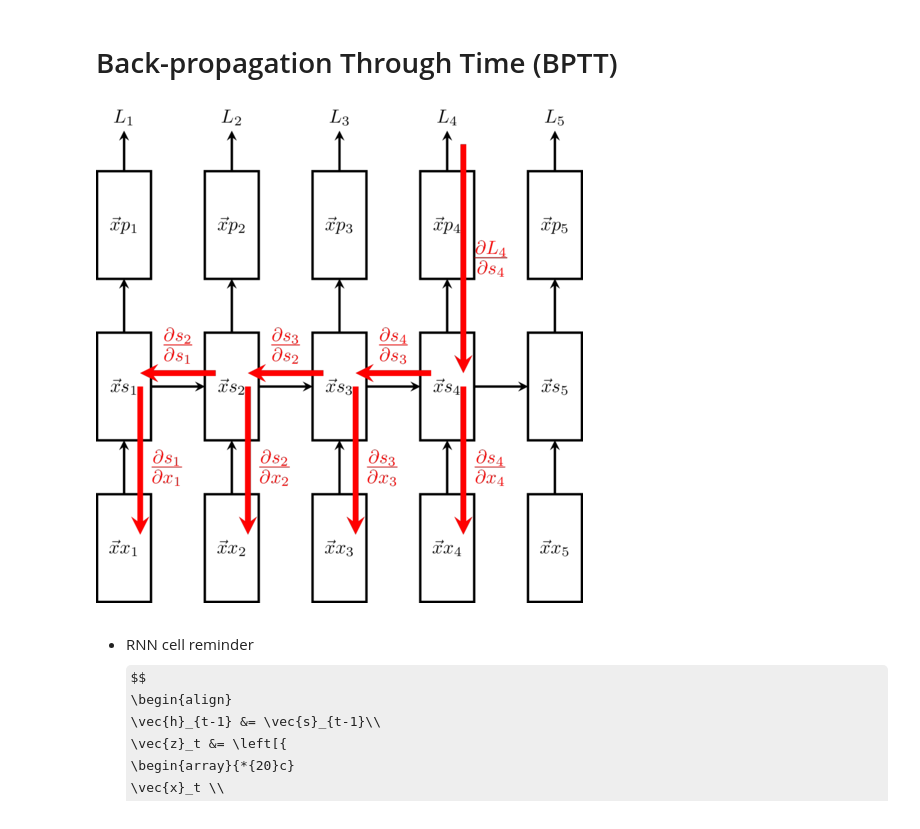
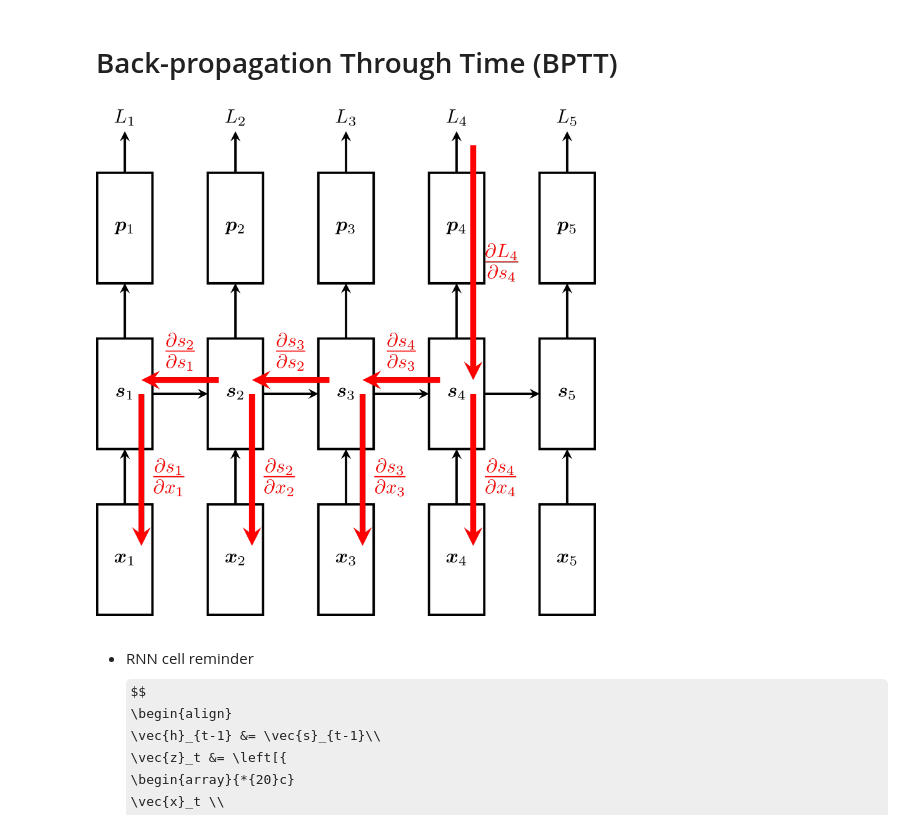
Before and after one commit to rockt/dl4nlp, a Jupyter notebook: 2-sequences.ipynb, the cells around one changed output. Saved outputs shown, nothing was run; the diff lists cells and outputs as text; code cells hidden in the pictures; some formulas as TeX source.

```diff
--- a/2-sequences.ipynb
+++ b/2-sequences.ipynb
@@ -179,11 +180,10 @@ $$
 L(\vec{y}, \vec{\hat y}) = - \sum_i\vec{y}_i\log(\vec{\hat y}_i)
 $$
 # %%
-s0h = nn.init.normal(Parameter(torch.randn(batch_size, k_out)))
-s0c = nn.init.normal(Parameter(torch.randn(batch_size, k_out)))
-H, S = rnn(lstm_cell, X, (s0h, s0c))
+s0 = nn.init.normal(Parameter(torch.randn(batch_size, k_out)))
+H, S = rnn(rnn_cell, X, s0)
 H = torch.stack(H, dim=1)
-S = torch.stack([s[1] for s in S], dim=1)
+S = torch.stack(S, dim=1)
 plot_matrix(to_numpy(H[0]))
 plot_matrix(to_numpy(S[0]))
 plot_matrix(to_numpy(X[0]))
@@ -211,34 +211,35 @@ Variable containing:
 # %% [markdown]
 # Back-propagation Through Time (BPTT)
 # %%
-%%tikz --scale 1.0 -s 500,500 -l arrows
+tikz(r"""
 \foreach \x in {0,2,...,8} {
     \pgfmathsetmacro\xlabel{int(\x/2.0+1)}
     \foreach \l/\label in {0/x,1/s,2/p} {
         \draw[very thick] (\x, \l*3) rectangle (\x+1, \l*3+2);
-        \node[] at (\x+0.5, \l*3+1) {$\vec{x}\label_{\xlabel}$};
+        \node[] at (\x+0.5, \l*3+1) {$\vec{\label}_{\xlabel}$};
     }
     \node[] at (\x+0.5, 9) {$L_{\xlabel}$};
     \draw[very thick, -stealth] (\x+0.5, 2) -- (\x+0.5, 3);
     \draw[very thick, -stealth] (\x+0.5, 5) -- (\x+0.5, 6);
     \draw[very thick, -stealth] (\x+0.5, 8) -- (\x+0.5, 8.75);
 }
 \foreach \x in {0,2,...,6} {
     \pgfmathsetmacro\xlabel{int(\x/2.0+1)}
     \draw[very thick, -stealth] (\x+1, 4) -- (\x+2, 4);
     \draw[line width=3pt, -stealth, red] (\x+0.8, 4) --
   node[pos=0.55, anchor=west] {\Large$\frac{\partial s_\xlabel}{\partial x_\xlabel}$} (\x+0.8, 1.25);
 }
 \draw[line width=3pt, -stealth, red] (6.8, 8.5) --
   node[midway, anchor=west] {\Large$\frac{\partial L_4}{\partial s_4}$} (6.8, 4.25);
 \draw[line width=3pt, -stealth, red] (6.2, 4.25) --
   node[midway, anchor=south] {\Large$\frac{\partial s_4}{\partial s_3}$} (4.8, 4.25);
 \draw[line width=3pt, -stealth, red] (4.2, 4.25) --
   node[midway, anchor=south] {\Large$\frac{\partial s_3}{\partial s_2}$} (2.8, 4.25);
 \draw[line width=3pt, -stealth, red] (2.2, 4.25) --
   node[midway, anchor=south] {\Large$\frac{\partial s_2}{\partial s_1}$} (0.8, 4.25);
+""", width=500)
 # %% [output]
-[figure, old version]
+[figure, new version]
 # %% [markdown]
 - RNN cell reminder
 $$
```
Also changed, not shown: parts of 8 cells of this notebook, 3 other files.
